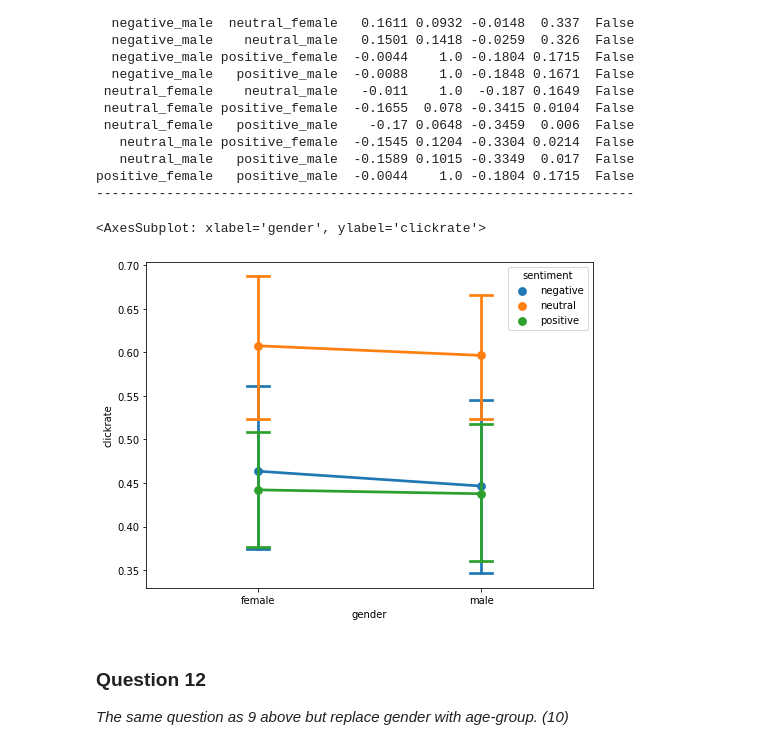
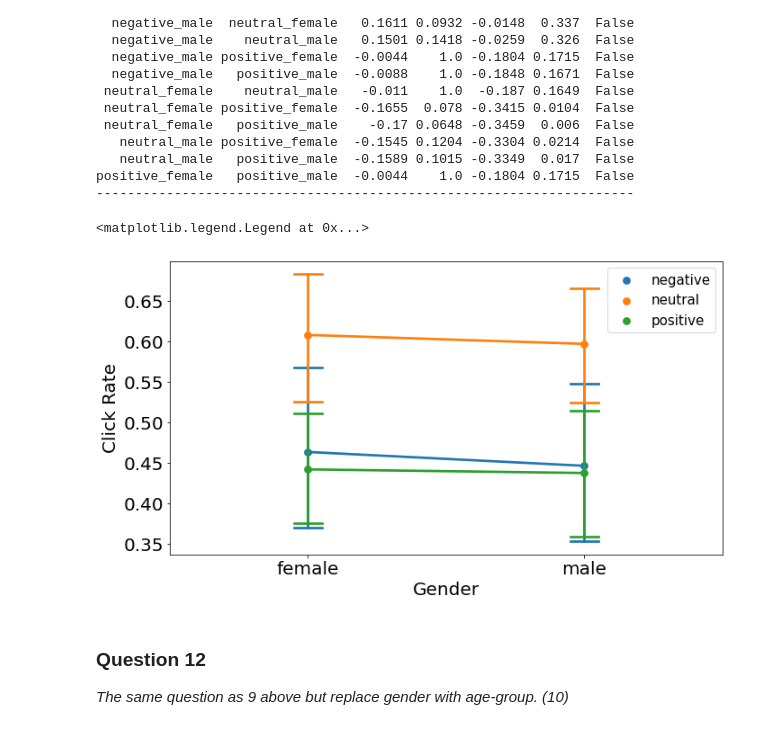
Before and after one commit to ntolley/data1050_project, a Jupyter notebook: notebooks/data1050_project.ipynb, the cells around one changed output. Cells and saved outputs as stored; diff of their text form; code cells hidden in the pictures.

Commit message:
Fix graphs

```diff
--- a/notebooks/data1050_project.ipynb
+++ b/notebooks/data1050_project.ipynb
@@ -535,11 +537,16 @@ negative_female   positive_male  -0.0259 0.9982 -0.2018 0.1501  False
 positive_female   positive_male  -0.0044    1.0 -0.1804 0.1715  False
 ---------------------------------------------------------------------
 # %%
-plt.figure(figsize=(8,6))
-sns.pointplot(data=type_sentiment_gender_clickrate, y='clickrate', x='gender', hue='sentiment', capsize=0.1)
+plt.figure(figsize=(11,6))
+b = sns.pointplot(data=type_sentiment_gender_clickrate, y='clickrate', x='gender', hue='sentiment', capsize=0.1)
+b.set_xlabel("Gender",fontsize=20)
+b.set_ylabel("Click Rate",fontsize=20)
+b.set_xticklabels(labels=b.get_xticklabels(), fontsize=10)
+b.tick_params(labelsize=20)
+b.legend(fontsize=15, loc='upper right')
 # %% [output]
-<AxesSubplot: xlabel='gender', ylabel='clickrate'>
+<matplotlib.legend.Legend at 0x...>
-[figure, old version]
+[figure, new version]
 # %% [markdown]
 ### Question 12
 *The same question as 9 above but replace gender with age-group. (10)*
```
Also changed, not shown: parts of 4 cells of this notebook.
